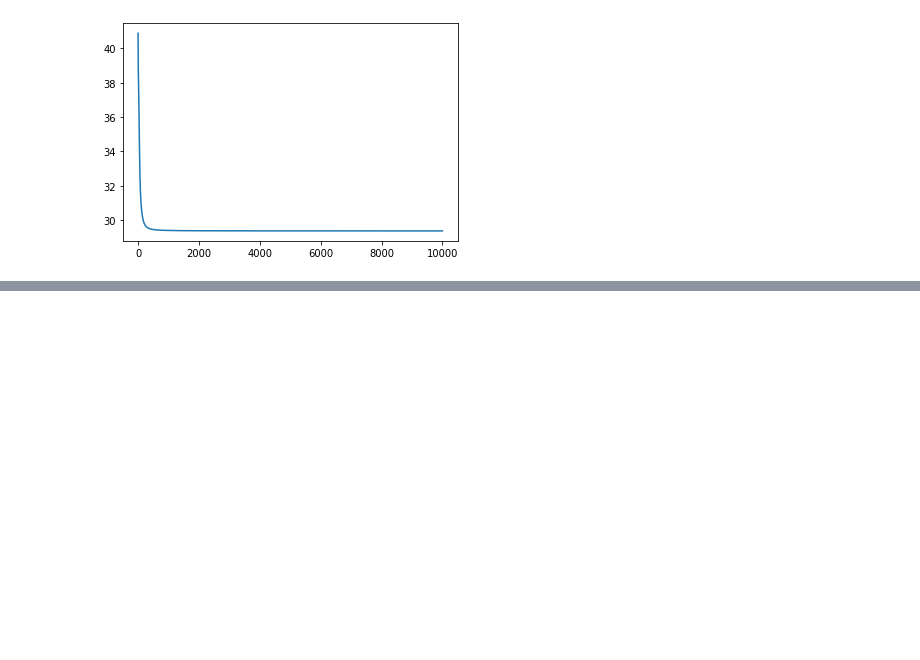
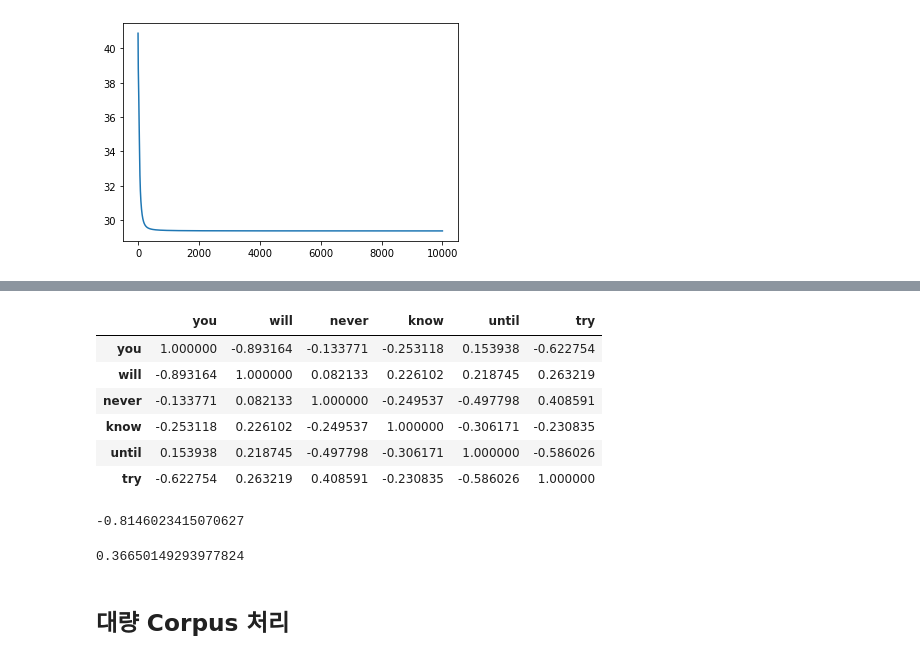
Before and after one commit to insightcampus/2020-inno-nlp-c-deeplearning, a Jupyter notebook: jjc/word2vec.ipynb, the cells around one changed output, grey strips where cells are left out. Cells and saved outputs as stored; diff of their text form; code cells hidden in the pictures; blank space fills up the shorter version.

```diff
--- a/jjc/word2vec.ipynb
+++ b/jjc/word2vec.ipynb
@@ -348,0 +407,20 @@ w2v.loss_graph()
+# %%
+w2v.word_sim()
+# %% [output]
+|  | you | will | never | know | until | try |
+| you | 1.000000 | -0.893164 | -0.133771 | -0.253118 | 0.153938 | -0.622754 |
+| will | -0.893164 | 1.000000 | 0.082133 | 0.226102 | 0.218745 | 0.263219 |
+| never | -0.133771 | 0.082133 | 1.000000 | -0.249537 | -0.497798 | 0.408591 |
+| know | -0.253118 | 0.226102 | -0.249537 | 1.000000 | -0.306171 | -0.230835 |
+| until | 0.153938 | 0.218745 | -0.497798 | -0.306171 | 1.000000 | -0.586026 |
+| try | -0.622754 | 0.263219 | 0.408591 | -0.230835 | -0.586026 | 1.000000 |
+# %%
+cos_sim(w2v.df.loc['you'], w2v.df.loc['will'])
+# %% [output]
+-0.8146023415070627
+# %%
+cos_sim(w2v.df.loc['never'], w2v.df.loc['try'])
+# %% [output]
+0.36650149293977824
+# %% [markdown]
+## 대량 Corpus 처리
```
Also changed, not shown: parts of 39 cells of this notebook.
